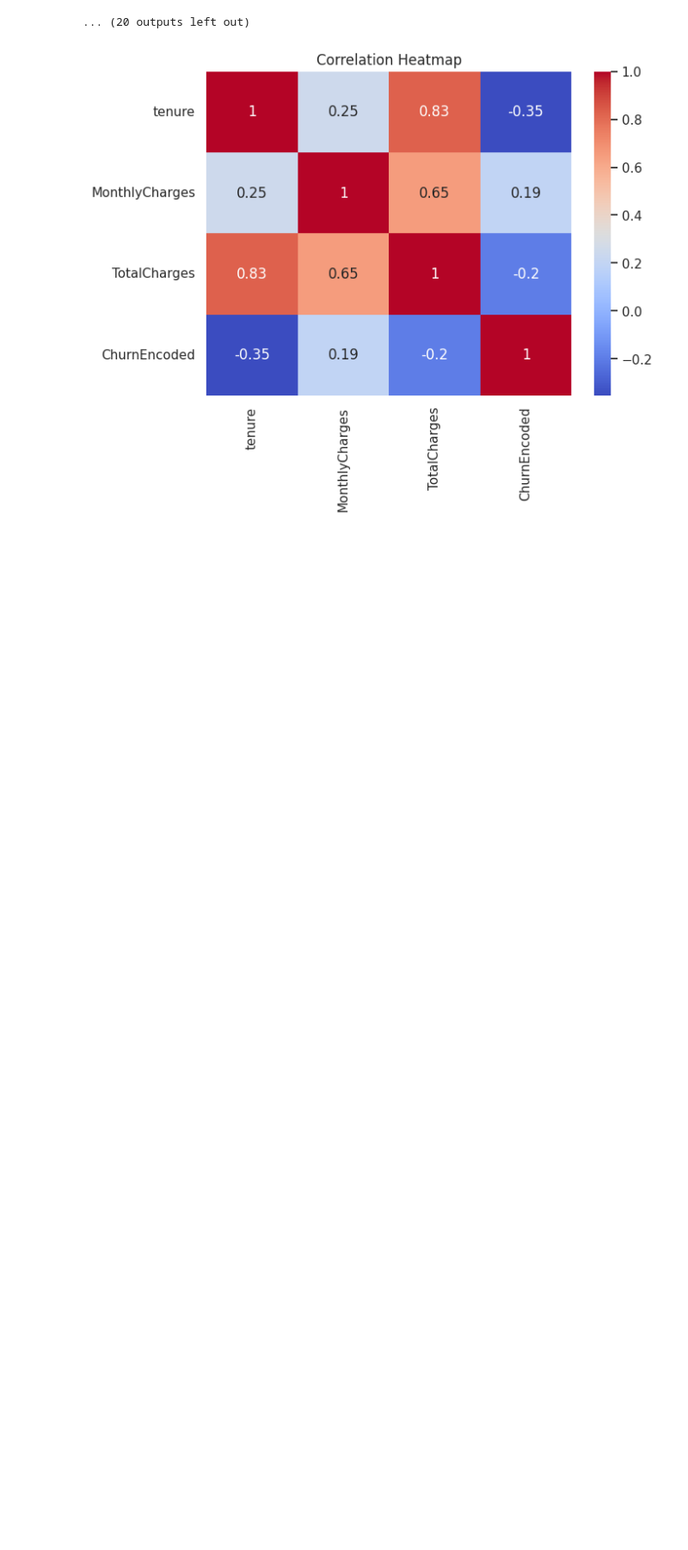
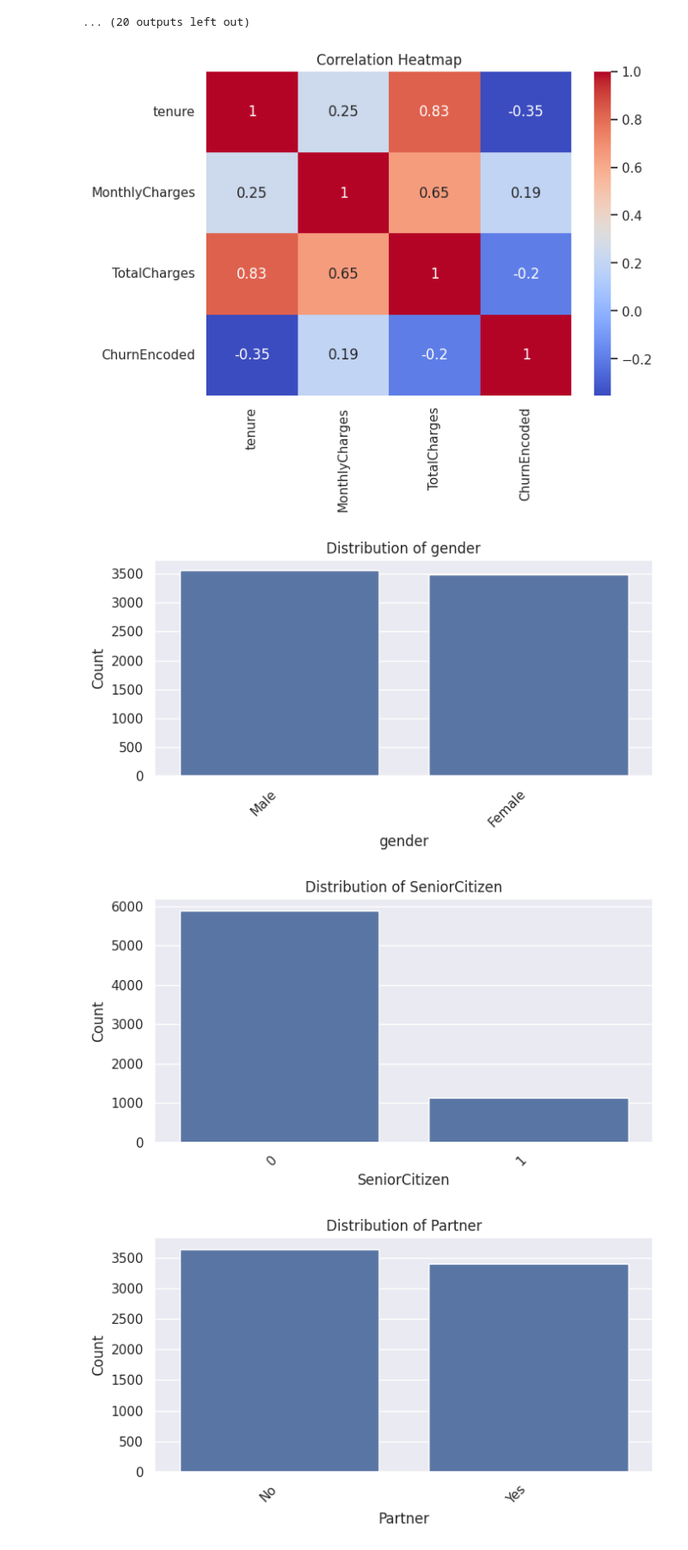
Before and after one commit to anushanthbalachandran/ML_Coursework_Telco_Customer_Churn, a Jupyter notebook: 2425477_20241130_Anushanth.ipynb, the cells around one changed output. Shown at 86% size. Cells and saved outputs as stored; diff of their text form; code cells hidden in the pictures; blank space fills up the shorter version.

```diff
--- a/2425477_20241130_Anushanth.ipynb
+++ b/2425477_20241130_Anushanth.ipynb
@@ -128,0 +103,9 @@ New shape: (7032, 21)
+# %%
+print("===== Blank values in every column =====")
+for col in inputs.columns:
+    rows = inputs[inputs[col].astype(str).str.strip() == ""]
+    blanks = (inputs[col].astype(str).str.strip() == "").sum()
+    print(f"{col}: {blanks}")
+    if len(rows) > 0:
+        print(f"\nRows with blanks in {col}:")
+        display(rows)
@@ -128,0 +144,5 @@ New shape: (7032, 21)
+# %%
+# Remove rows where ANY column contains blank string or only spaces
+inputs = inputs[~inputs.apply(lambda row: row.astype(str).str.strip().eq("").any(), axis=1)].reset_index(drop=True)
+
+print("New shape after removing blank rows:", inputs.shape)
@@ -290,3 +326,30 @@ plt.title("Correlation Heatmap")
 plt.show()
 # %% [output]
 [figure]
+# %%
+cat_cols = [
+    "gender",
+    "SeniorCitizen",
+    "Partner",
+    "Dependents",
+    "PhoneService",
+    "InternetService",
+    "Contract",
+    "PaymentMethod",
+    "PaperlessBilling"
+]
+
+for col in cat_cols:
+    plt.figure(figsize=(7,4))
+    order = inputs[col].value_counts().index
+    sns.countplot(data=inputs, x=col, order=order)
+    plt.title(f"Distribution of {col}")
+    plt.xlabel(col)
+    plt.ylabel("Count")
+    plt.xticks(rotation=45, ha="right")
+    plt.tight_layout()
+    plt.show()
+# %% [output]
+[figure, added]
+[figure, added]
+[figure, added]
```
Also changed, not shown: parts of 9 cells of this notebook.
